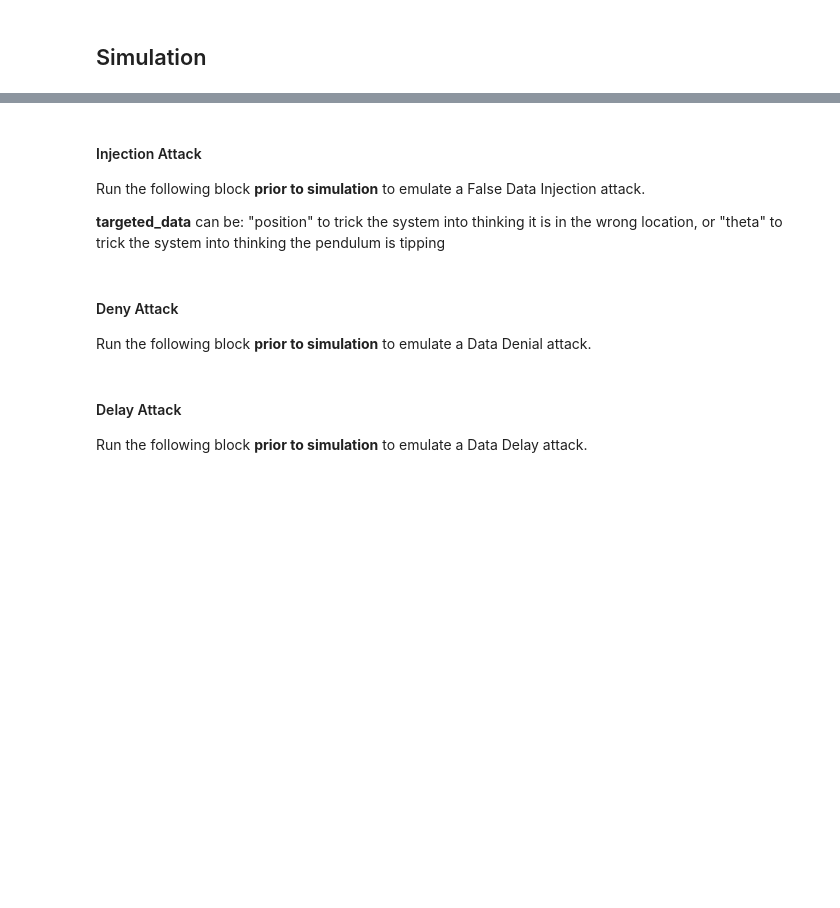
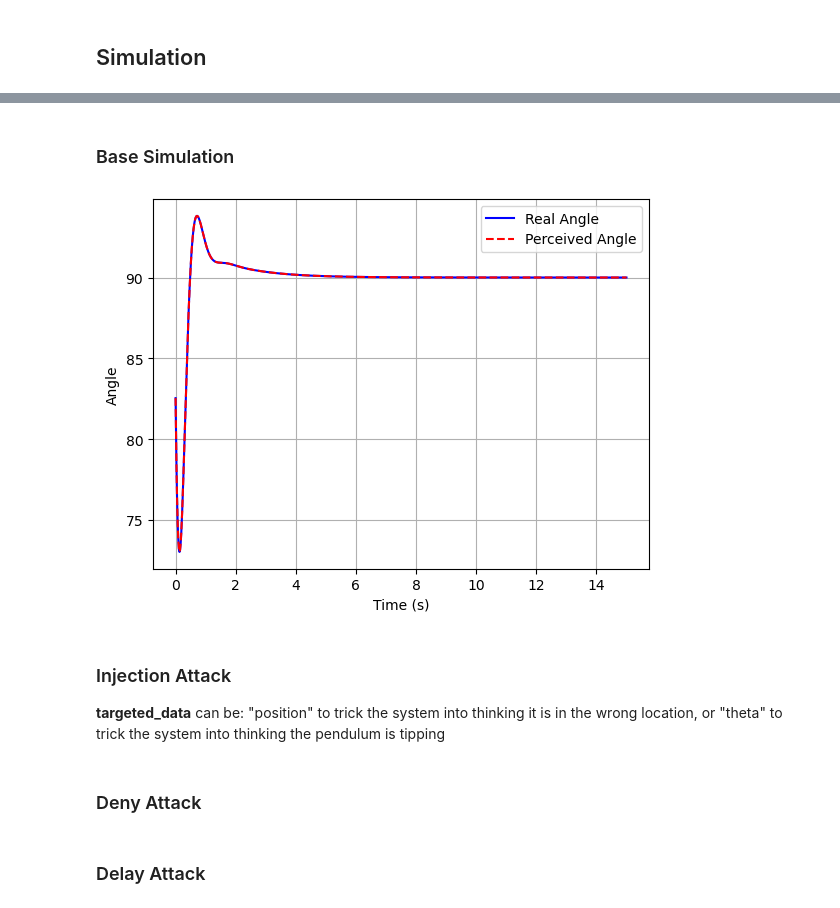
Before and after one commit to connor-marsh/ECE1155TermReport, a Jupyter notebook: IPB_FalsifyDelayDeny.ipynb, the cells around one changed output, grey strips where cells are left out. Cells and saved outputs as stored; diff of their text form; code cells hidden in the pictures; blank space fills up the shorter version.

```diff
--- a/IPB_FalsifyDelayDeny.ipynb
+++ b/IPB_FalsifyDelayDeny.ipynb
@@ -186,6 +227,26 @@ pyplt.show()
+# %% [markdown]
+### Base Simulation
+# %%
+simulateIPB()
+
+#----------------------------------------------------------------------
+# plotting results
+pyplt.plot(time_data, angle_data, label='Real Angle', color='blue')
+pyplt.plot(time_data, perceived_angle_data, label='Perceived Angle', color='red', linestyle='--')
+
+#pyplt.plot(time_data, position_data, label='Real Position', color='blue')
+#pyplt.plot(time_data, perceived_pos_data, label='Perceived Position', color='red', linestyle='--')
+
+pyplt.ylabel("Angle")
+#pyplt.ylabel("Position")
+pyplt.xlabel("Time (s)")
+pyplt.legend()
+pyplt.grid()
+pyplt.show()
+# %% [output]
+[figure, added]
 # %% [markdown]
-#### Injection Attack
-Run the following block **prior to simulation** to emulate a False Data Injection attack.
+### Injection Attack
 
 **targeted_data** can be:
 "position" to trick the system into thinking it is in the wrong location, or
@@ -208,5 +286,4 @@ def inject_false_data(perceived):
 # %% [markdown]
-#### Deny Attack
-Run the following block **prior to simulation** to emulate a Data Denial attack.
+### Deny Attack
 # %%
 denial_attack = True
@@ -214,5 +310,4 @@ deny_rate = 1 # percent of packets denied
 # %% [markdown]
-#### Delay Attack
-Run the following block **prior to simulation** to emulate a Data Delay attack.
+### Delay Attack
 # %%
 delay_attack = True
```
Also changed, not shown: parts of 10 cells of this notebook, 1 other file.
